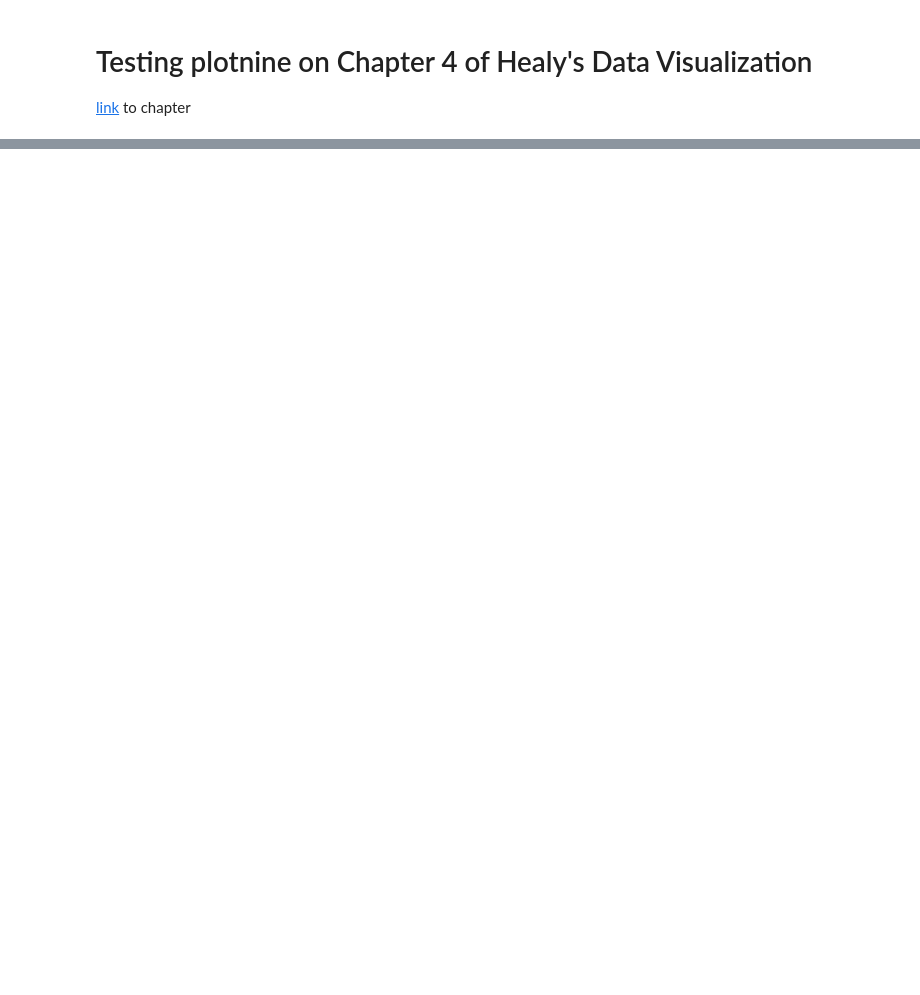
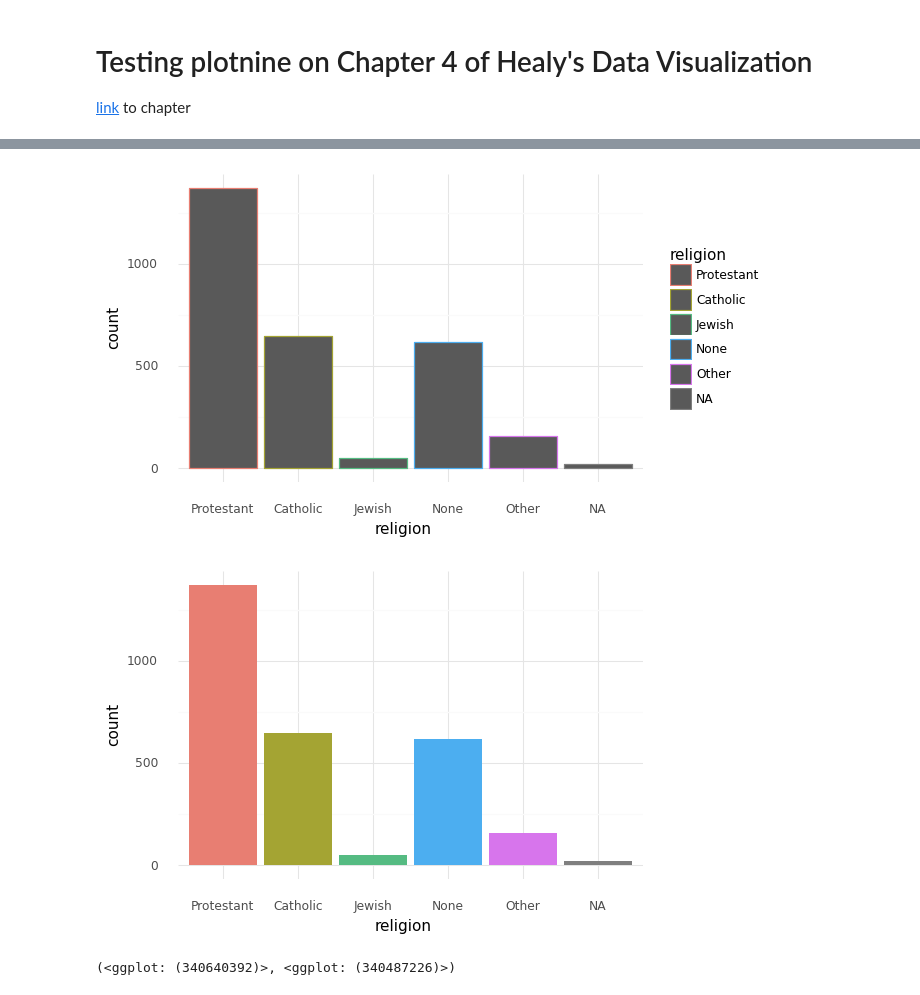
Before and after one commit to jkgiesler/healy-viz, a Jupyter notebook: chapter4-python.ipynb, the cells around one changed output, grey strips where cells are left out. Saved outputs shown, nothing was run; the diff lists cells and outputs as text; code cells hidden in the pictures; blank space fills up the shorter version.

```diff
--- a/chapter4-python.ipynb
+++ b/chapter4-python.ipynb
@@ -46,0 +69,35 @@ p + geom_point(alpha=0.2) + \
+# %%
+gss_sm['religion'] = gss_sm['religion'].cat.add_categories(['NA'])
+gss_sm['religion'] = gss_sm['religion'].fillna('NA')
+# %%
+# 4.9
+
+GGRED   = '#e87e72'
+GGGREENISH = '#a4a433'
+GGGREEN = '#55bb82'
+GGTEAL = '#4caef0'
+GGLIGHTPURPLE = '#d775ec'
+GGGRAY = '#7f7f7f'
+
+p = ggplot(
+    data=gss_sm,
+    mapping=aes(x='religion',color='religion')
+)
+p1 = p + geom_bar() + theme_minimal() + scale_color_manual(
+        [GGRED,GGGREENISH,GGGREEN,GGTEAL,GGLIGHTPURPLE,GGGRAY]
+    )
+
+p = ggplot(
+    data=gss_sm,
+    mapping=aes(x='religion',fill="religion")
+)
+
+p2 = p + geom_bar() + guides(fill=False) + theme_minimal() + scale_fill_manual(
+        [GGRED,GGGREENISH,GGGREEN,GGTEAL,GGLIGHTPURPLE,GGGRAY]
+    )
+# %%
+p1,p2
+# %% [output]
+[figure, added]
+[figure, added]
+(<ggplot: (340640392)>, <ggplot: (340487226)>)
```
Also changed, not shown: parts of 12 cells of this notebook, 3 other files.
